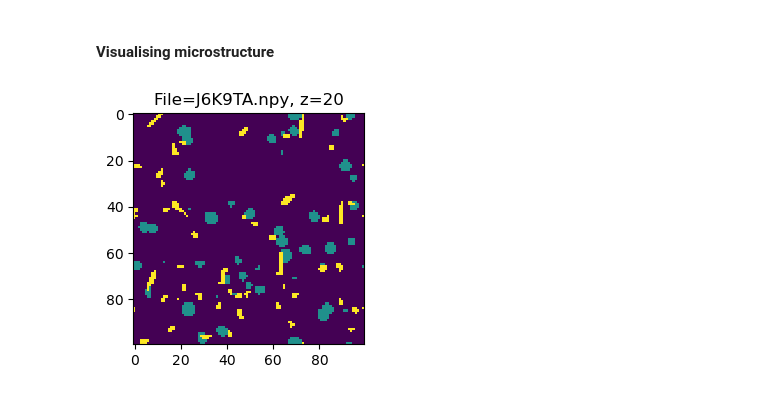
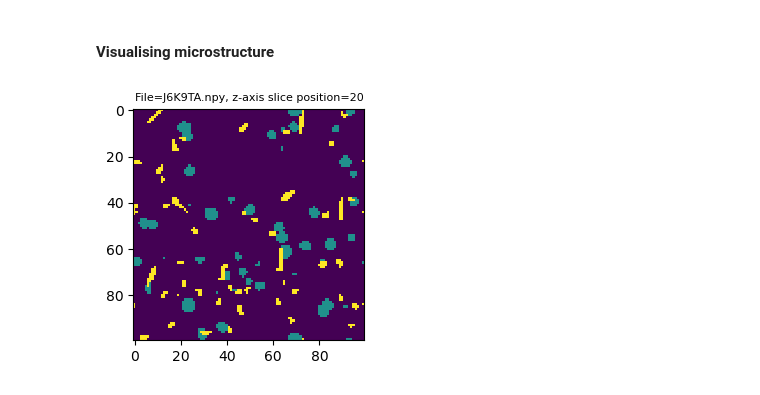
Before and after one commit to Kshiti92/ML4MaterialsScience-course, a Jupyter notebook: notebooks/02_data_exploration.ipynb, the cells around one changed output. Cells and saved outputs as stored; diff of their text form; code cells hidden in the pictures.

```diff
--- a/notebooks/02_data_exploration.ipynb
+++ b/notebooks/02_data_exploration.ipynb
@@ -27,11 +27,11 @@ shape of data (100, 100, 100)
 # %%
 zSlicePosition = 20      # position of a microstructure slice along the z-axis for visualisation
 data = np.load(data_dir+'/'+str_list[42]) #Visualising image 42 on the data list
 dataSlice=data[:,:,zSlicePosition]    # slice at the the x3 dimension and retain x1,x2 untouched
 
 plt.figure(figsize = (4,3))
 plt.imshow(dataSlice,interpolation='nearest')
-plt.title(f'File={str_list[42]}, z={zSlicePosition}')
+plt.title(f'File={str_list[42]}, z-axis slice position={zSlicePosition}', fontsize=8)
 plt.show()
 # %% [output]
-[figure, old version]
+[figure, new version]
```
Also changed, not shown: parts of 4 cells of this notebook, 1 other file.
